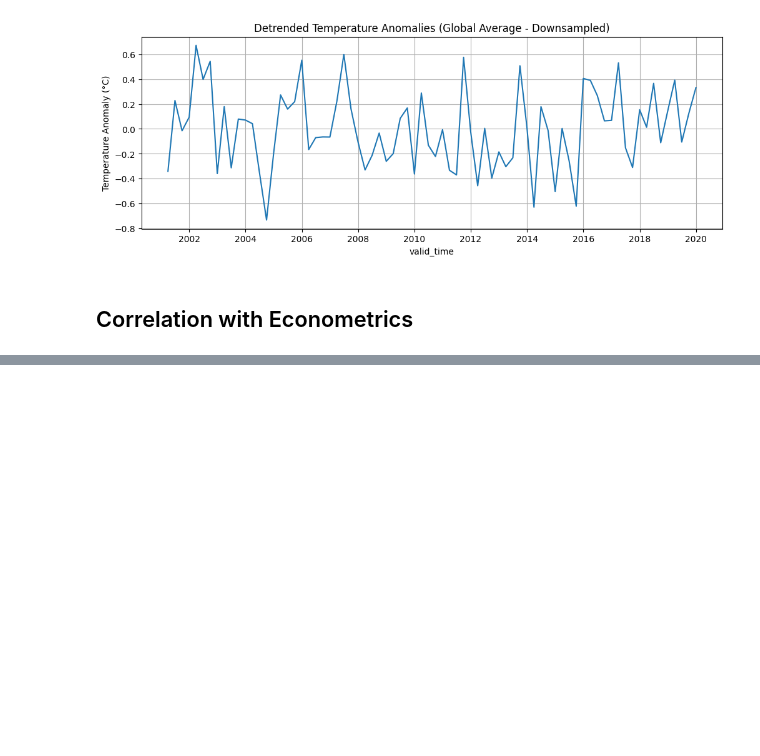
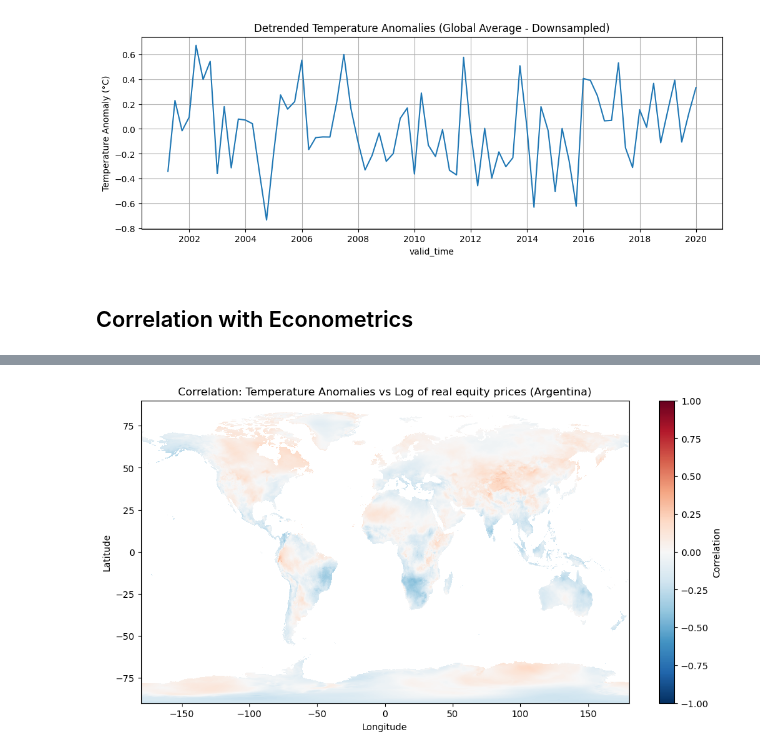
Before and after one commit to blackteacatsu/trp_enso_fixed_income, a Jupyter notebook: scripts/GVAR/correlation_w_econometrics.ipynb, the cells around one changed output, grey strips where cells are left out. Saved outputs shown, nothing was run; the diff lists cells and outputs as text; code cells hidden in the pictures; blank space fills up the shorter version.

Commit message:
workflow update for all country and econ var

```diff
--- a/scripts/GVAR/correlation_w_econometrics.ipynb
+++ b/scripts/GVAR/correlation_w_econometrics.ipynb
@@ -326,6 +321,10 @@ def correlate_with_econm(det_da, econ_var_series):
 
     return correlation_map
 # %%
+df = pd.ExcelFile("./df_country_data_climate.xlsx")
+list_countries = df.sheet_names
+#pd.read_excel(df)
+
 # Example: Create correlation map between temperature anomalies and Argentina GDP
 # Load Argentina economic data
 econ_argentina = pd.read_excel(df, sheet_name='Argentina')
@@ -334,8 +333,8 @@ econ_argentina = pd.read_excel(df, sheet_name='Argentina')
 # Set time index
 # econ_argentina['time'] = pd.PeriodIndex(econ_argentina['Unnamed: 0'], freq='Q-DEC').to_timestamp(how='end')
 # econ_argentina['time'] = econ_argentina['Unnamed: 0']#.to_timestamp(how='end')
-econ_argentina = econ_argentina.set_index('time')
-econ_argentina = econ_argentina[3:47]
+econ_argentina = econ_argentina.set_index('Unnamed: 0')
+econ_argentina = econ_argentina[3:]
 
 # Pick an economic variable (e.g., 'gdp', 'cpi', etc. - adjust to your actual column name)
 # List available columns first
@@ -348,12 +347,13 @@ print(f"\nUsing variable: {econ_var_name}")
 econ_series = econ_argentina[econ_var_name]
 
 # Compute correlation map
-corr_map = correlate_with_econm(det_da, econ_series)
-corr_map
+#corr_map = correlate_with_econm(det_da, econ_series)
+#corr_map
 # with open('./cache/correlation_maps.pkl', 'wb') as f:
 #     pickle.dump(corr_map.values, f)
 # print("Saved correlation maps to correlation_maps.pkl")
 
+#corr_map = corr_map.compute()
 
 #Plot the correlation map
 # corr_map.plot(figsize=(12, 6), cmap='RdBu_r', vmin=-1, vmax=1, cbar_kwargs={'label': 'Correlation'})
@@ -412,4 +396,2 @@ Economic: ['1980-03-31T00:00:00.000000000' '1980-06-30T00:00:00.000000000'
-# %%
-corr_map = corr_map.compute()
 # %%
 #Plot the correlation map
@@ -500,0 +541,10 @@ if correlation_maps:
+# %%
+corr_map = all_correlation_maps['Argentina']['eq']
+import matplotlib.pyplot as plt
+corr_map.plot(figsize=(12, 6), cmap='RdBu_r', vmin=-1, vmax=1, cbar_kwargs={'label': 'Correlation'})
+plt.title(f"Correlation: Temperature Anomalies vs {evar_aliases.get('eq')} (Argentina)")
+plt.xlabel('Longitude')
+plt.ylabel('Latitude')
+plt.show()
+# %% [output]
+[figure, added]
```
Also changed, not shown: parts of 22 cells of this notebook.
